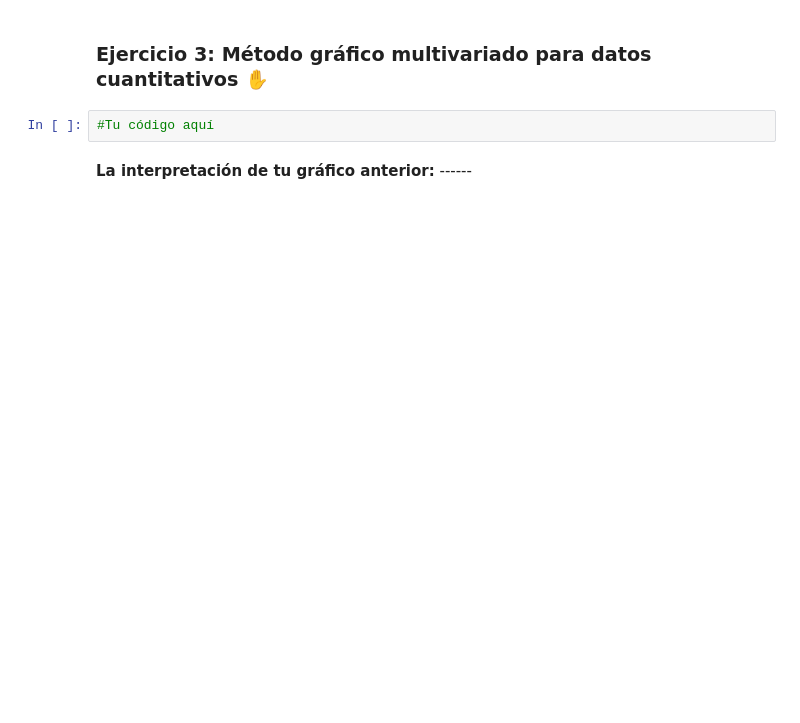
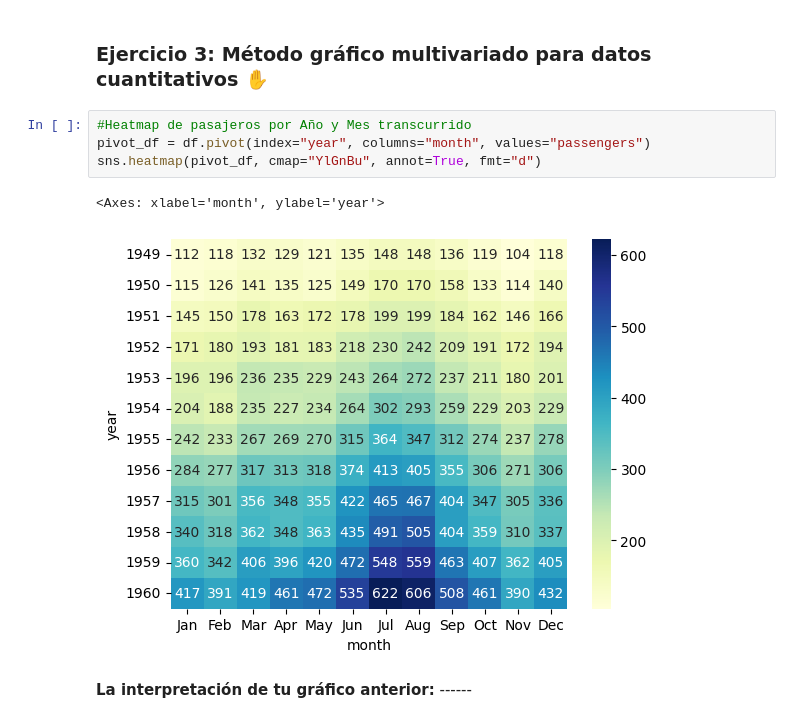
Before and after one commit to DArsem2306/Programa-Python-Utec, a Jupyter notebook: Tareas/modulo03/Sesion_6_Tarea.ipynb, the cells around one changed output. Saved outputs shown, nothing was run; the diff lists cells and outputs as text; blank space fills up the shorter version.

```diff
--- a/Tareas/modulo03/Sesion_6_Tarea.ipynb
+++ b/Tareas/modulo03/Sesion_6_Tarea.ipynb
@@ -83,6 +95,11 @@ Analiza de manera gráfica un dato cuantitativo de tu dataset.
 # %% [markdown]
 ### **Ejercicio 3**: Método gráfico multivariado para datos cuantitativos ✋
-# %%
-#Tu código aquí
+# %%
+#Heatmap de pasajeros por Año y Mes transcurrido
+pivot_df = df.pivot(index="year", columns="month", values="passengers")
+sns.heatmap(pivot_df, cmap="YlGnBu", annot=True, fmt="d")
+# %% [output]
+<Axes: xlabel='month', ylabel='year'>
+[figure, added]
 # %% [markdown]
 **La interpretación de tu gráfico anterior:** ------
```
Also changed, not shown: parts of 7 cells of this notebook.
